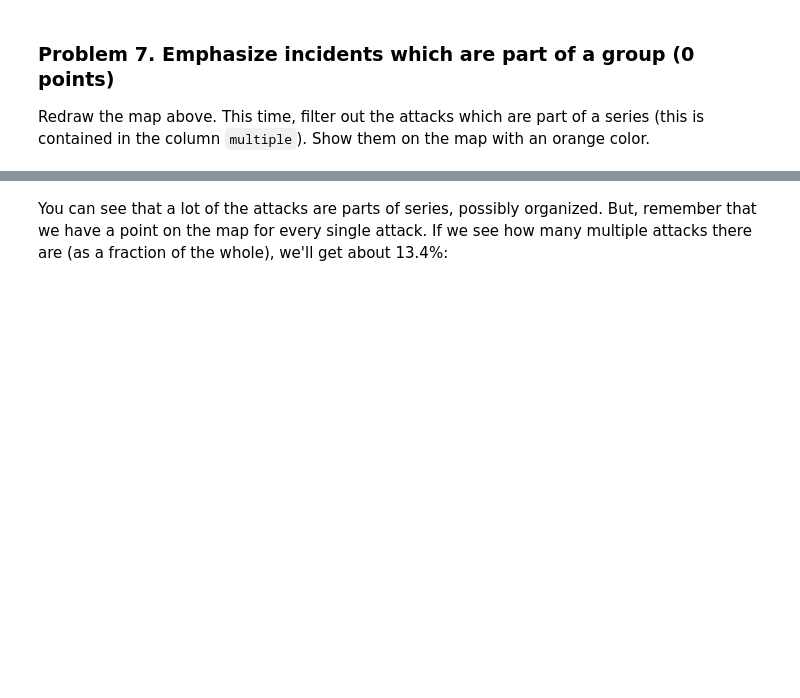
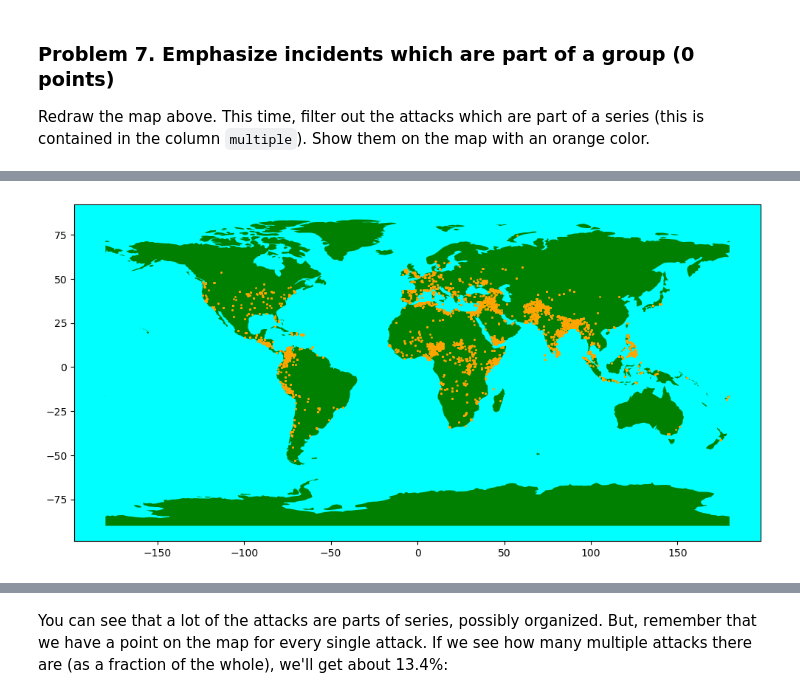
Before and after one commit to mstoychev/Data-Science-SoftwareUniversity, a Jupyter notebook: 5. Working with Spatial Data and Network Analysis/2. Homework/Spatial Data and Networks Lab.ipynb, the cells around one changed output, grey strips where cells are left out. Drawn from its saved outputs; the diff is of its cells as text; code cells hidden in the pictures; blank space fills up the shorter version.

```diff
--- a/5. Working with Spatial Data and Network Analysis/2. Homework/Spatial Data and Networks Lab.ipynb
+++ b/5. Working with Spatial Data and Network Analysis/2. Homework/Spatial Data and Networks Lab.ipynb
@@ -267,3 +280,25 @@ raise NotImplementedError()
+# %%
+single_attacks = terrorism_geodata[terrorism_geodata["multiple"] == False]
+multiple_attacks = terrorism_geodata[terrorism_geodata["multiple"] == True]
+
+x_multi = multiple_attacks.longitude
+y_multi = multiple_attacks.latitude
+geometry_multi = [Point(point) for point in zip(x_multi, y_multi)]
+multiple_attacks = gpd.GeoDataFrame(data=multiple_attacks, geometry=geometry_multi)
+
+fig = plt.figure(figsize = (12, 8))
+ax = fig.gca()
+land.plot(ax = ax, color = "green")
+ax.set_facecolor("aqua")
+
+# Set the CRS of terrorism_geodata to match the CRS of the land GeoDataFrame
+multiple_attacks.crs = land.crs
+
+multiple_attacks.plot(ax=ax, marker='o', markersize=1, color='orange')
+
+plt.show()
+# %% [output]
+[figure, added]
 # %%
 fig = plt.figure(figsize = (12, 8))
 ax = fig.gca()
```
Also changed, not shown: parts of 5 cells of this notebook.
